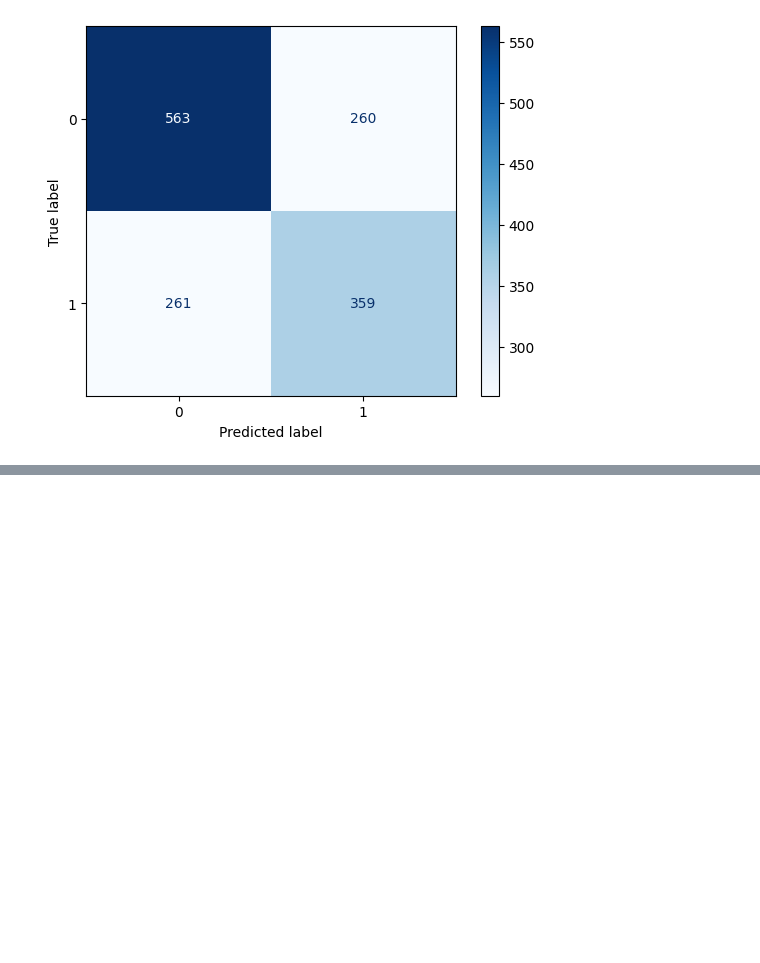
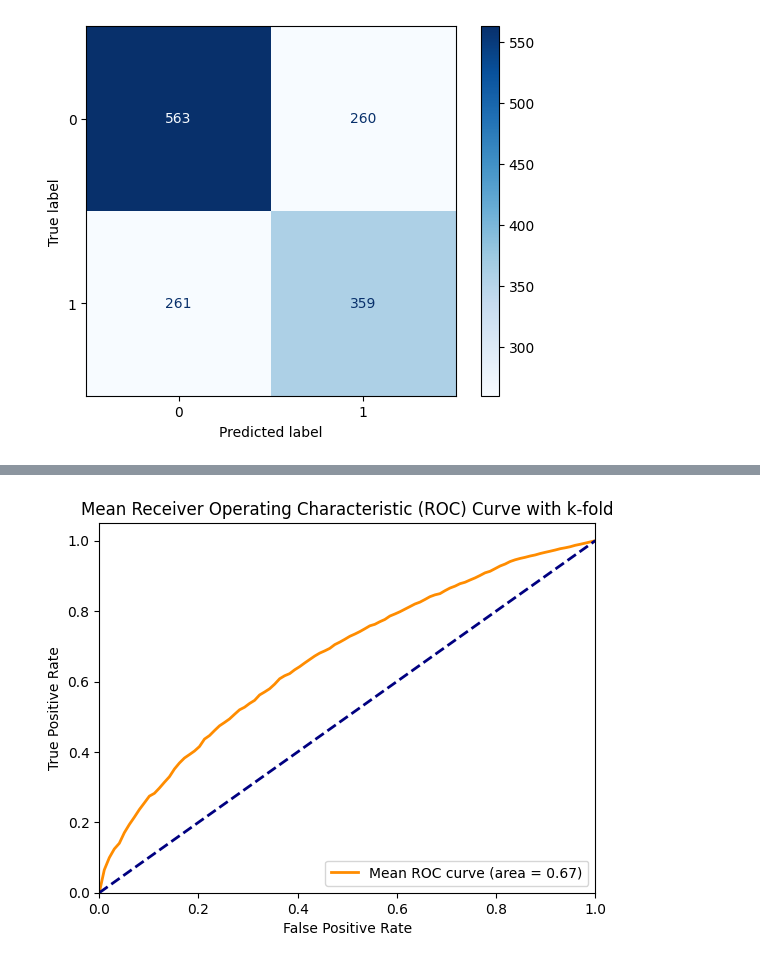
Before and after one commit to estellelm38/Fairness_COMPAS, a Jupyter notebook: random_forest.ipynb, the cells around one changed output, grey strips where cells are left out. Saved outputs shown, nothing was run; the diff lists cells and outputs as text; code cells hidden in the pictures; blank space fills up the shorter version.

Commit message:
Kfold validation + ROC curves + preprocessing

```diff
--- a/random_forest.ipynb
+++ b/random_forest.ipynb
@@ -62,0 +123,35 @@ Recall: 0.58
+# %%
+kfold = KFold(n_splits=20, shuffle=True)
+
+mean_tpr = 0.0
+mean_fpr = np.linspace(0, 1, 100)
+all_tpr = []
+
+for train_index, test_index in kfold.split(X):
+    X_train_fold, X_test_fold = X.iloc[train_index], X.iloc[test_index]
+    y_train_fold, y_test_fold = y.iloc[train_index], y.iloc[test_index]
+
+    rf.fit(X_train_fold, y_train_fold)
+
+    proba_matrix_fold = rf.predict_proba(X_test_fold)
+    fpr, tpr, thresholds = roc_curve(y_test_fold, proba_matrix_fold[:, 1])
+
+    mean_tpr += np.interp(mean_fpr, fpr, tpr)
+    mean_tpr[0] = 0.0
+
+mean_tpr /= kfold.get_n_splits()
+
+roc_auc = auc(mean_fpr, mean_tpr)
+
+plt.figure()
+plt.plot(mean_fpr, mean_tpr, color='darkorange', lw=2, label='Mean ROC curve (area = %0.2f)' % roc_auc)
+plt.plot([0, 1], [0, 1], color='navy', lw=2, linestyle='--')
+plt.xlim([0.0, 1.0])
+plt.ylim([0.0, 1.05])
+plt.xlabel('False Positive Rate')
+plt.ylabel('True Positive Rate')
+plt.title('Mean Receiver Operating Characteristic (ROC) Curve with k-fold')
+plt.legend(loc="lower right")
+plt.show()
+# %% [output]
+[figure, added]
```
Also changed, not shown: parts of 4 cells of this notebook, 3 other files.
